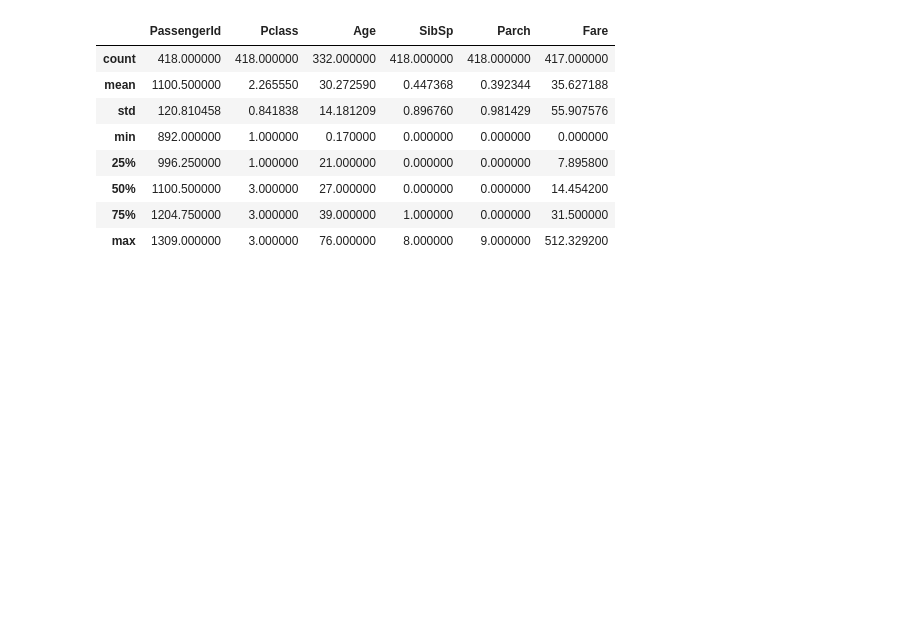
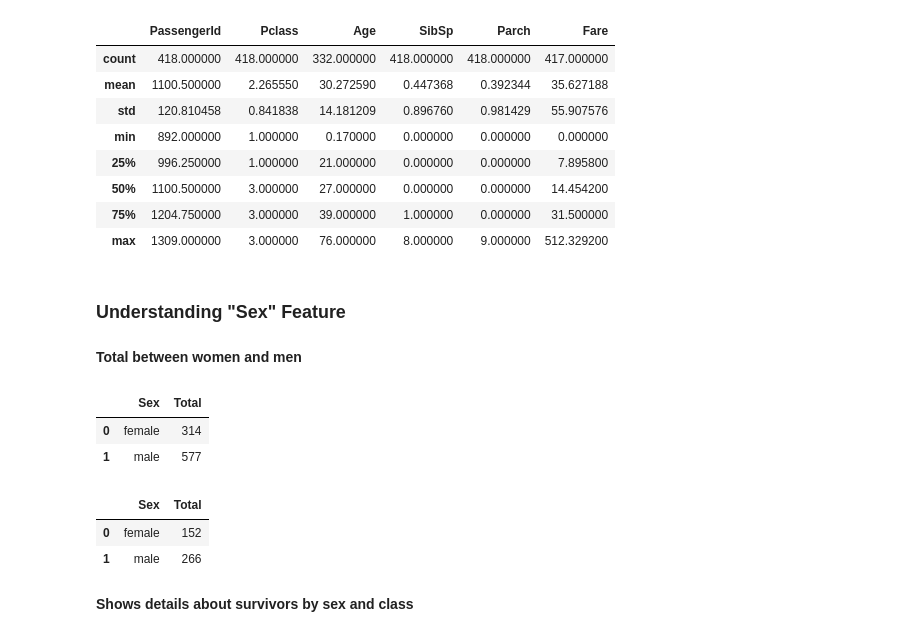
Before and after one commit to faustofcjr/artificial-intelligence, a Jupyter notebook: kaggle/titanic/base.ipynb, the cells around one changed output. Cells and saved outputs as stored; diff of their text form; code cells hidden in the pictures; blank space fills up the shorter version.

```diff
--- a/kaggle/titanic/base.ipynb
+++ b/kaggle/titanic/base.ipynb
@@ -170,3 +170,21 @@ df_test.describe()
 | 50% | 1100.500000 | 3.000000 | 27.000000 | 0.000000 | 0.000000 | 14.454200 |
 | 75% | 1204.750000 | 3.000000 | 39.000000 | 1.000000 | 0.000000 | 31.500000 |
 | max | 1309.000000 | 3.000000 | 76.000000 | 8.000000 | 9.000000 | 512.329200 |
+# %% [markdown]
+### Understanding "Sex" Feature
+# %% [markdown]
+__Total between women and men__
+# %%
+df_train.groupby(["Sex"]).size().reset_index(name='Total')
+# %% [output]
+|  | Sex | Total |
+| 0 | female | 314 |
+| 1 | male | 577 |
+# %%
+df_test.groupby(["Sex"]).size().reset_index(name='Total')
+# %% [output]
+|  | Sex | Total |
+| 0 | female | 152 |
+| 1 | male | 266 |
+# %% [markdown]
+__Shows details about survivors by sex and class__
```
Also changed, not shown: parts of 5 cells of this notebook.
